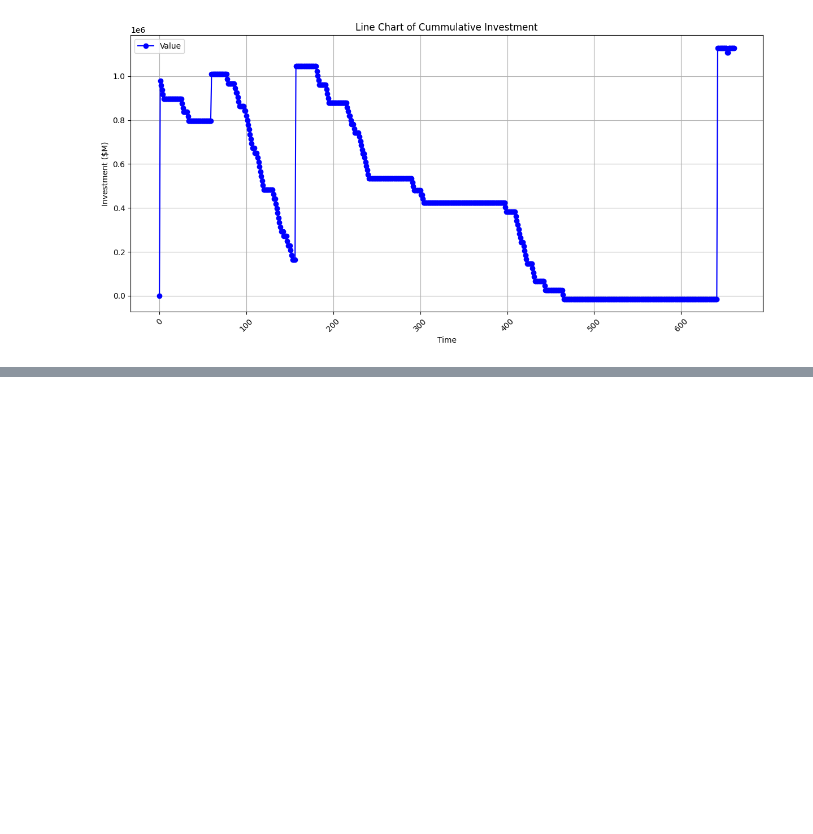
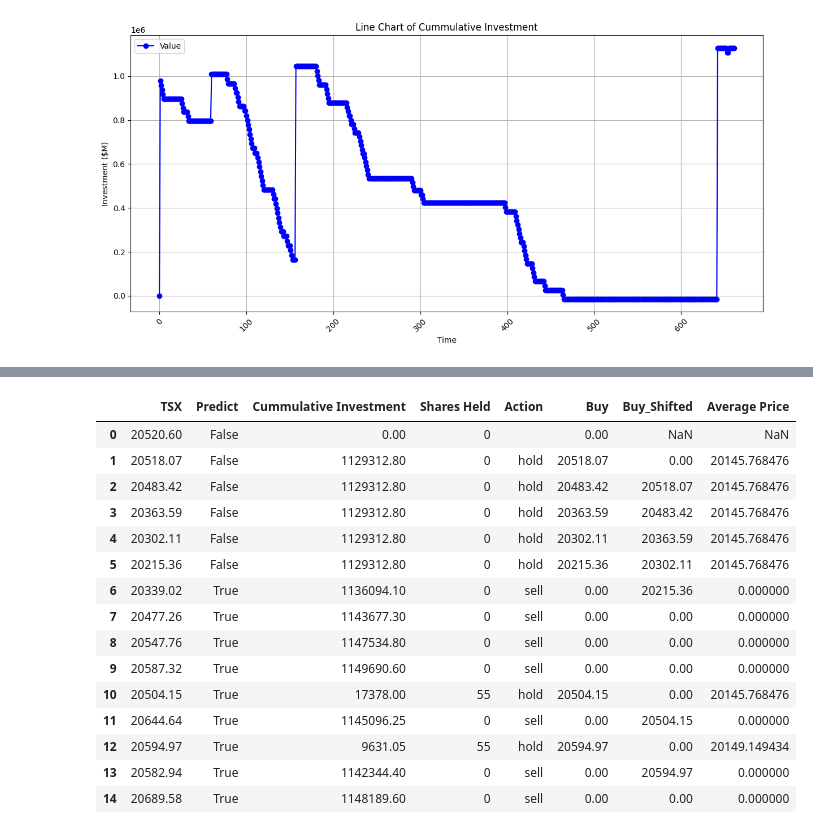
Before and after one commit to kennethpwall1/LHL-Final-Final-Project-Stock-Price-Prediction, a Jupyter notebook: notebooks/5 - back_testingLogReg.ipynb, the cells around one changed output, grey strips where cells are left out. Cells and saved outputs as stored; diff of their text form; code cells hidden in the pictures; blank space fills up the shorter version.

```diff
--- a/notebooks/5 - back_testingLogReg.ipynb
+++ b/notebooks/5 - back_testingLogReg.ipynb
@@ -194,0 +152,19 @@ plt.tight_layout()  # Adjust the padding between and around subplots
+# %%
+df.head(15) # ensure that the trade function is calclating everything correctly. All Good!!
+# %% [output]
+|  | TSX | Predict | Cummulative Investment | Shares Held | Action | Buy | Buy_Shifted | Average Price |
+| 0 | 20520.60 | False | 0.00 | 0 |  | 0.00 | NaN | NaN |
+| 1 | 20518.07 | False | 1129312.80 | 0 | hold | 20518.07 | 0.00 | 20145.768476 |
+| 2 | 20483.42 | False | 1129312.80 | 0 | hold | 20483.42 | 20518.07 | 20145.768476 |
+| 3 | 20363.59 | False | 1129312.80 | 0 | hold | 20363.59 | 20483.42 | 20145.768476 |
+| 4 | 20302.11 | False | 1129312.80 | 0 | hold | 20302.11 | 20363.59 | 20145.768476 |
+| 5 | 20215.36 | False | 1129312.80 | 0 | hold | 20215.36 | 20302.11 | 20145.768476 |
+| 6 | 20339.02 | True | 1136094.10 | 0 | sell | 0.00 | 20215.36 | 0.000000 |
+| 7 | 20477.26 | True | 1143677.30 | 0 | sell | 0.00 | 0.00 | 0.000000 |
+| 8 | 20547.76 | True | 1147534.80 | 0 | sell | 0.00 | 0.00 | 0.000000 |
+| 9 | 20587.32 | True | 1149690.60 | 0 | sell | 0.00 | 0.00 | 0.000000 |
+| 10 | 20504.15 | True | 17378.00 | 55 | hold | 20504.15 | 0.00 | 20145.768476 |
+| 11 | 20644.64 | True | 1145096.25 | 0 | sell | 0.00 | 20504.15 | 0.000000 |
+| 12 | 20594.97 | True | 9631.05 | 55 | hold | 20594.97 | 0.00 | 20149.149434 |
+| 13 | 20582.94 | True | 1142344.40 | 0 | sell | 0.00 | 20594.97 | 0.000000 |
+| 14 | 20689.58 | True | 1148189.60 | 0 | sell | 0.00 | 0.00 | 0.000000 |
```
Also changed, not shown: parts of 17 cells of this notebook, 9 other files.
